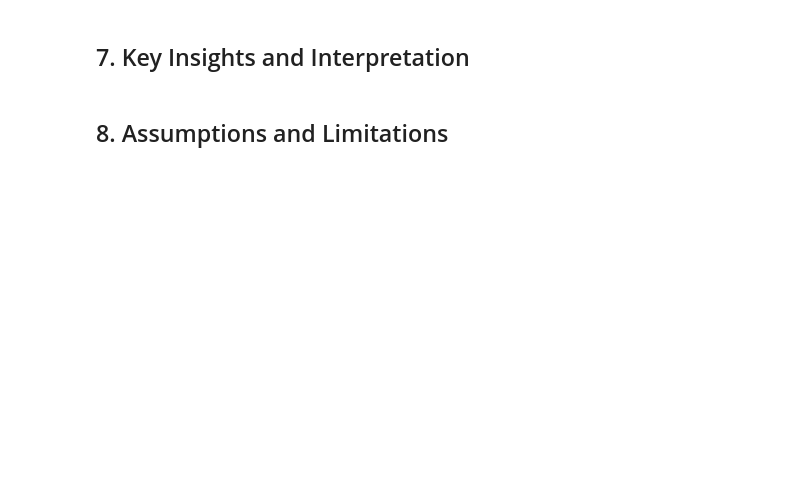
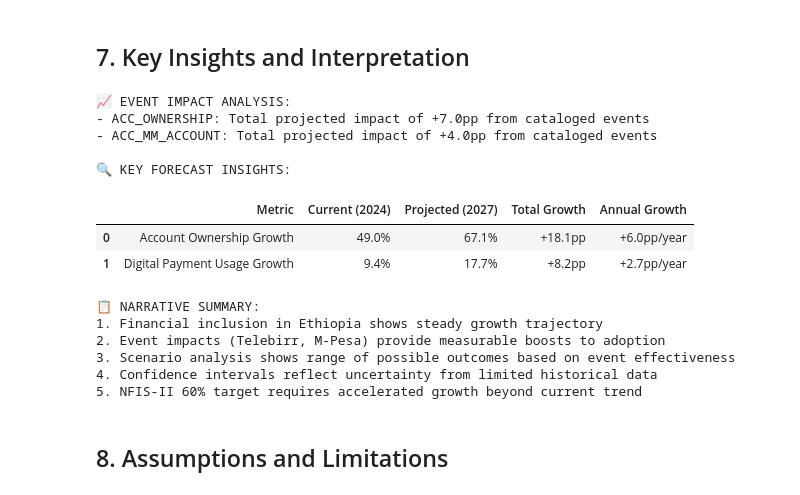
Before and after one commit to soltsega/Forecasting-Financial-Inclusion-in-Ethiopia, a Jupyter notebook: notebooks/04_forecasting.ipynb, the cells around one changed output. Cells and saved outputs as stored; diff of their text form; code cells hidden in the pictures; blank space fills up the shorter version.

```diff
--- a/notebooks/04_forecasting.ipynb
+++ b/notebooks/04_forecasting.ipynb
@@ -419,7 +505,7 @@ if usage_forecasts:
 # Calculate key metrics and insights
 insights = []
 
-if access_model and access_forecasts.get('base'):
+if access_model and access_forecasts.get('base') is not None:
     # Current vs projected growth
     current_access = access_model['historical_data']['value_numeric'].iloc[-1]
     projected_2027 = access_forecasts['base'][access_forecasts['base']['date'].dt.year == 2027]['total'].iloc[-1]
@@ -434,41 +520,56 @@ if access_model and access_forecasts.get('base'):
         'Annual Growth': f"+{annual_growth:.1f}pp/year"
     })
 
-if usage_model and usage_forecasts.get('base'):
+if usage_model and usage_forecasts.get('base') is not None:
     current_usage = usage_model['historical_data']['value_numeric'].iloc[-1]
     projected_2027 = usage_forecasts['base'][usage_forecasts['base']['date'].dt.year == 2027]['total'].iloc[-1]
     total_growth = projected_2027 - current_usage
     annual_growth = total_growth / 3
 
     insights.append({
         'Metric': 'Digital Payment Usage Growth',
         'Current (2024)': f"{current_usage:.1f}%",
         'Projected (2027)': f"{projected_2027:.1f}%",
         'Total Growth': f"+{total_growth:.1f}pp",
         'Annual Growth': f"+{annual_growth:.1f}pp/year"
     })
 
 # Event impact analysis
 if event_impact_dict:
     total_event_impacts = {}
     for indicator, events in event_impact_dict.items():
         total_impact = sum(event['impact'] for event in events)
         total_event_impacts[indicator] = total_impact
 
     print("📈 EVENT IMPACT ANALYSIS:")
-    for indicator, impact in total_event_impacts.items.items():
+    for indicator, impact in total_event_impacts.items():
         print(f"- {indicator}: Total projected impact of +{impact:.1f}pp from cataloged events")
 
 print("\n🔍 KEY FORECAST INSIGHTS:")
 insights_df = pd.DataFrame(insights)
 display(insights_df)
 
 print("\n📋 NARRATIVE SUMMARY:")
 print("1. Financial inclusion in Ethiopia shows steady growth trajectory")
 print("2. Event impacts (Telebirr, M-Pesa) provide measurable boosts to adoption")
 print("3. Scenario analysis shows range of possible outcomes based on event effectiveness")
 print("4. Confidence intervals reflect uncertainty from limited historical data")
 print("5. NFIS-II 60% target requires accelerated growth beyond current trend")
+# %% [output]
+📈 EVENT IMPACT ANALYSIS:
+- ACC_OWNERSHIP: Total projected impact of +7.0pp from cataloged events
+- ACC_MM_ACCOUNT: Total projected impact of +4.0pp from cataloged events
+
+🔍 KEY FORECAST INSIGHTS:
+|  | Metric | Current (2024) | Projected (2027) | Total Growth | Annual Growth |
+| 0 | Account Ownership Growth | 49.0% | 67.1% | +18.1pp | +6.0pp/year |
+| 1 | Digital Payment Usage Growth | 9.4% | 17.7% | +8.2pp | +2.7pp/year |
+📋 NARRATIVE SUMMARY:
+1. Financial inclusion in Ethiopia shows steady growth trajectory
+2. Event impacts (Telebirr, M-Pesa) provide measurable boosts to adoption
+3. Scenario analysis shows range of possible outcomes based on event effectiveness
+4. Confidence intervals reflect uncertainty from limited historical data
+5. NFIS-II 60% target requires accelerated growth beyond current trend
 # %% [markdown]
 ## 8. Assumptions and Limitations
 # %%
```
Also changed, not shown: parts of 8 cells of this notebook.
